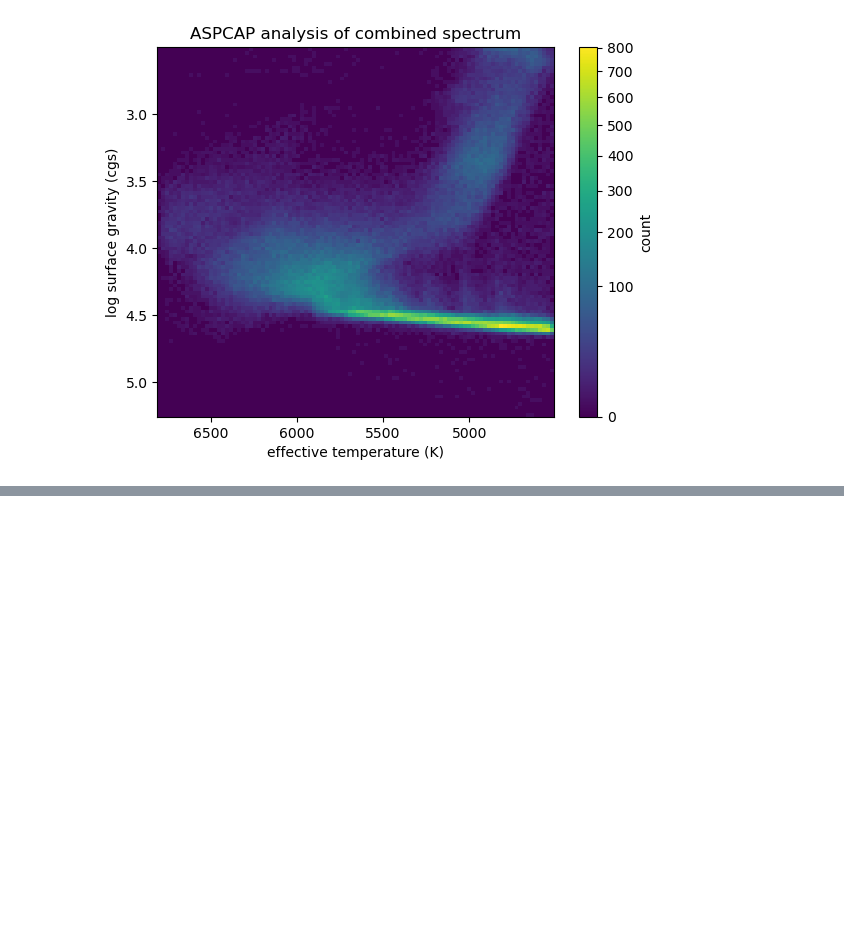
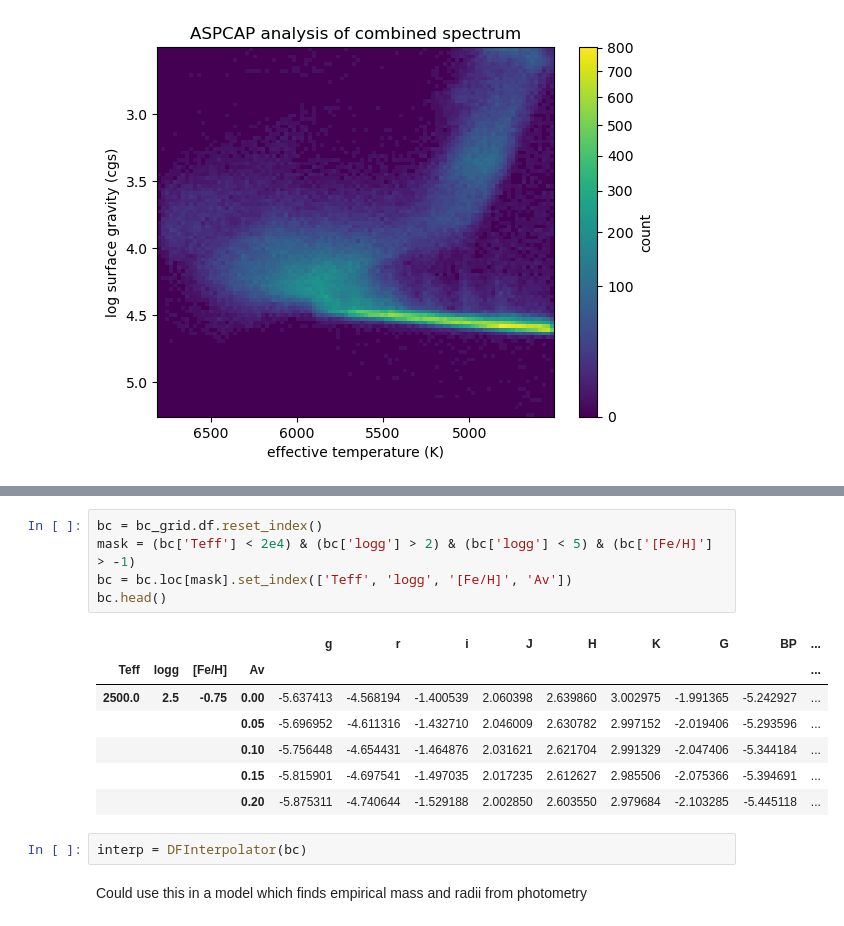
Before and after one commit to alexlyttle/stellar-emulator, a Jupyter notebook: notebook/apogee-dr17.ipynb, the cells around one changed output, grey strips where cells are left out. Cells and saved outputs as stored; diff of their text form; blank space fills up the shorter version.

```diff
--- a/notebook/apogee-dr17.ipynb
+++ b/notebook/apogee-dr17.ipynb
@@ -102,0 +121,17 @@ fig.colorbar(s, label='[M/H]');
+# %%
+bc = bc_grid.df.reset_index()
+mask = (bc['Teff'] < 2e4) & (bc['logg'] > 2) & (bc['logg'] < 5) & (bc['[Fe/H]'] > -1)
+bc = bc.loc[mask].set_index(['Teff', 'logg', '[Fe/H]', 'Av'])
+bc.head()
+# %% [output]
+|  |  |  |  | g | r | i | J | H | K | G | BP | ... |
+| Teff | logg | [Fe/H] | Av |  |  |  |  |  |  |  |  | ... |
+| 2500.0 | 2.5 | -0.75 | 0.00 | -5.637413 | -4.568194 | -1.400539 | 2.060398 | 2.639860 | 3.002975 | -1.991365 | -5.242927 | ... |
+|  |  |  | 0.05 | -5.696952 | -4.611316 | -1.432710 | 2.046009 | 2.630782 | 2.997152 | -2.019406 | -5.293596 | ... |
+|  |  |  | 0.10 | -5.756448 | -4.654431 | -1.464876 | 2.031621 | 2.621704 | 2.991329 | -2.047406 | -5.344184 | ... |
+|  |  |  | 0.15 | -5.815901 | -4.697541 | -1.497035 | 2.017235 | 2.612627 | 2.985506 | -2.075366 | -5.394691 | ... |
+|  |  |  | 0.20 | -5.875311 | -4.740644 | -1.529188 | 2.002850 | 2.603550 | 2.979684 | -2.103285 | -5.445118 | ... |
+# %%
+interp = DFInterpolator(bc)
+# %% [markdown]
+Could use this in a model which finds empirical mass and radii from photometry
```
Also changed, not shown: parts of 5 cells of this notebook, 1 other file.
